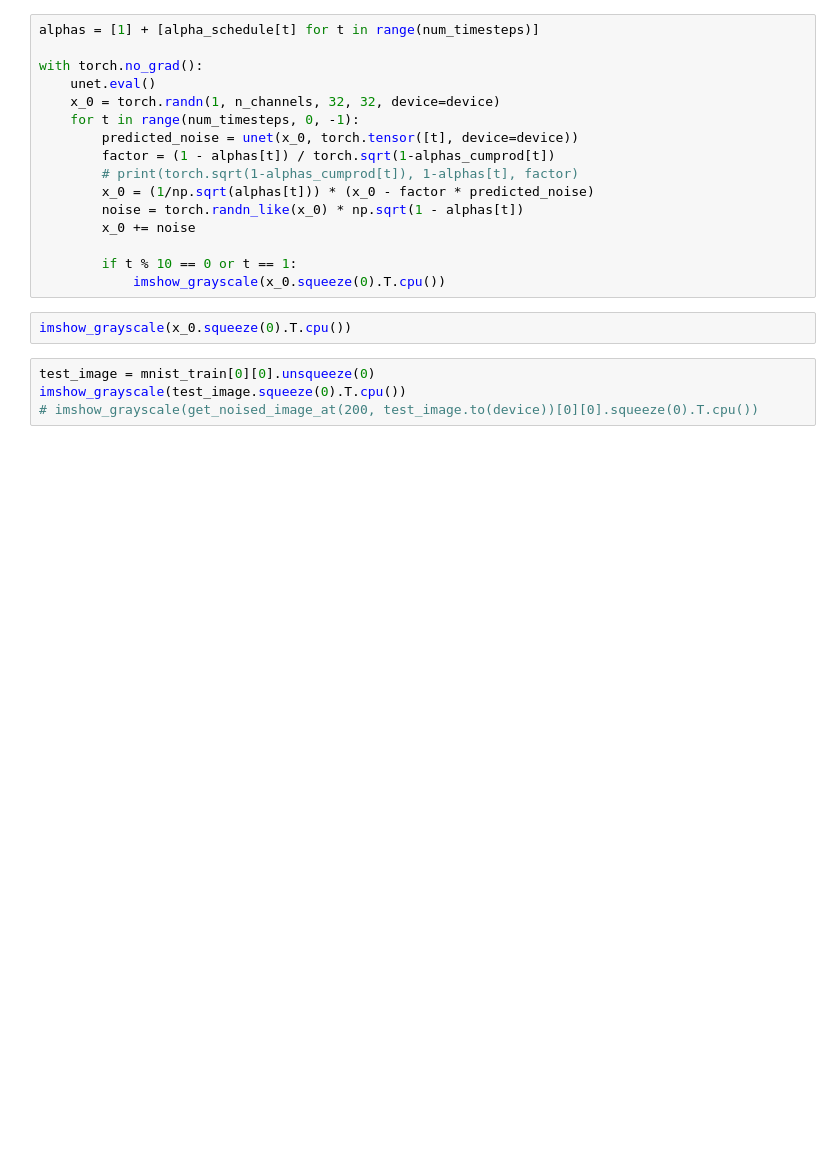
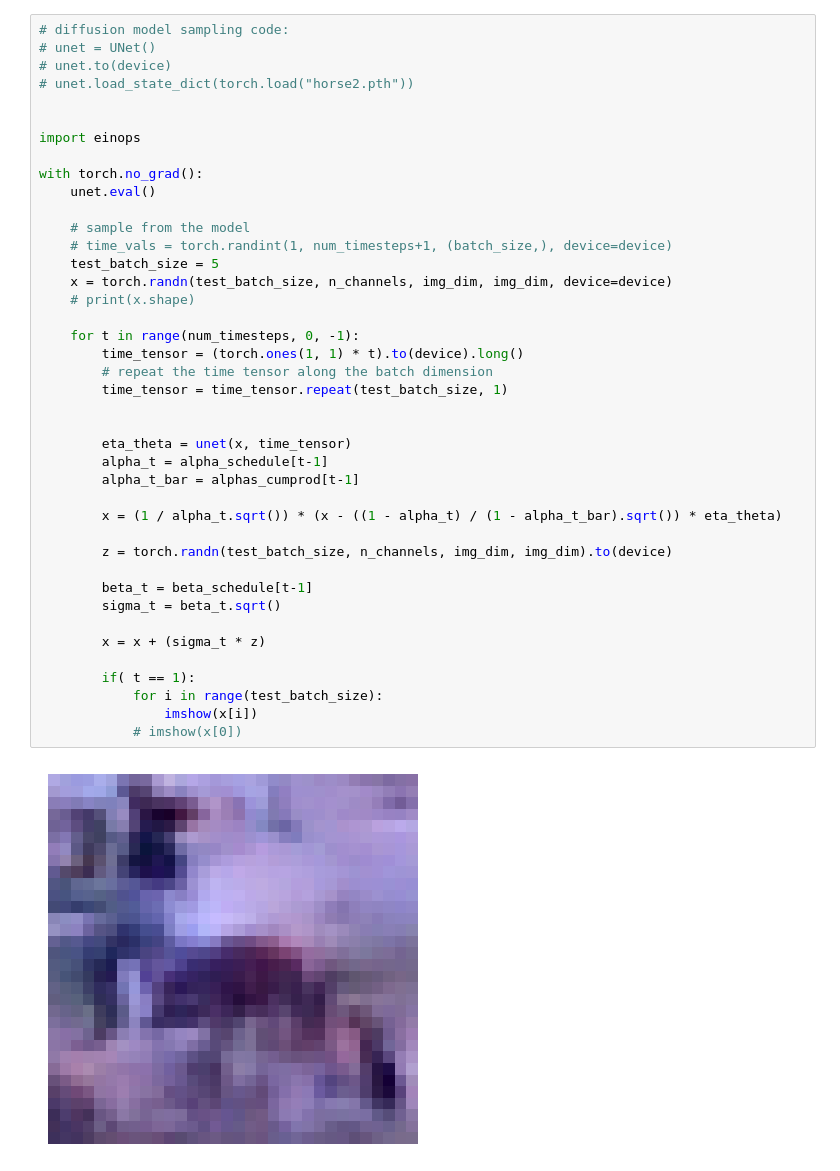
Before and after one commit to at2005/ToyDiffusion, a Jupyter notebook: diffusion.ipynb, the cells around one changed output. Saved outputs shown, nothing was run; the diff lists cells and outputs as text; blank space fills up the shorter version.

```diff
--- a/diffusion.ipynb
+++ b/diffusion.ipynb
@@ -202,22 +324,43 @@ for i in range(num_epochs):
-# %%
-alphas = [1] + [alpha_schedule[t] for t in range(num_timesteps)]
-
-with torch.no_grad():
-    unet.eval()
-    x_0 = torch.randn(1, n_channels, 32, 32, device=device)
-    for t in range(num_timesteps, 0, -1):
-        predicted_noise = unet(x_0, torch.tensor([t], device=device))
-        factor = (1 - alphas[t]) / torch.sqrt(1-alphas_cumprod[t])
-        # print(torch.sqrt(1-alphas_cumprod[t]), 1-alphas[t], factor)
-        x_0 = (1/np.sqrt(alphas[t])) * (x_0 - factor * predicted_noise)
-        noise = torch.randn_like(x_0) * np.sqrt(1 - alphas[t])
-        x_0 += noise
-
-        if t % 10 == 0 or t == 1:
-            imshow_grayscale(x_0.squeeze(0).T.cpu())
-# %%
-imshow_grayscale(x_0.squeeze(0).T.cpu())
-# %%
-test_image = mnist_train[0][0].unsqueeze(0)
-imshow_grayscale(test_image.squeeze(0).T.cpu())
-# imshow_grayscale(get_noised_image_at(200, test_image.to(device))[0][0].squeeze(0).T.cpu())
+# %%
+# diffusion model sampling code:
+# unet = UNet()
+# unet.to(device)
+# unet.load_state_dict(torch.load("horse2.pth"))
+
+
+import einops
+
+with torch.no_grad():
+    unet.eval()
+
+    # sample from the model
+    # time_vals = torch.randint(1, num_timesteps+1, (batch_size,), device=device)
+    test_batch_size = 5
+    x = torch.randn(test_batch_size, n_channels, img_dim, img_dim, device=device)
+    # print(x.shape)
+
+    for t in range(num_timesteps, 0, -1):
+        time_tensor = (torch.ones(1, 1) * t).to(device).long()
+        # repeat the time tensor along the batch dimension
+        time_tensor = time_tensor.repeat(test_batch_size, 1)
+
+
+        eta_theta = unet(x, time_tensor)
+        alpha_t = alpha_schedule[t-1]
+        alpha_t_bar = alphas_cumprod[t-1]
+
+        x = (1 / alpha_t.sqrt()) * (x - ((1 - alpha_t) / (1 - alpha_t_bar).sqrt()) * eta_theta)
+
+        z = torch.randn(test_batch_size, n_channels, img_dim, img_dim).to(device)
+
+        beta_t = beta_schedule[t-1]
+        sigma_t = beta_t.sqrt()
+
+        x = x + (sigma_t * z)
+
+        if( t == 1):
+            for i in range(test_batch_size):
+                imshow(x[i])
+            # imshow(x[0])
+# %% [output]
+[figure, added]
```
Also changed, not shown: parts of 14 cells of this notebook, 2 other files.
